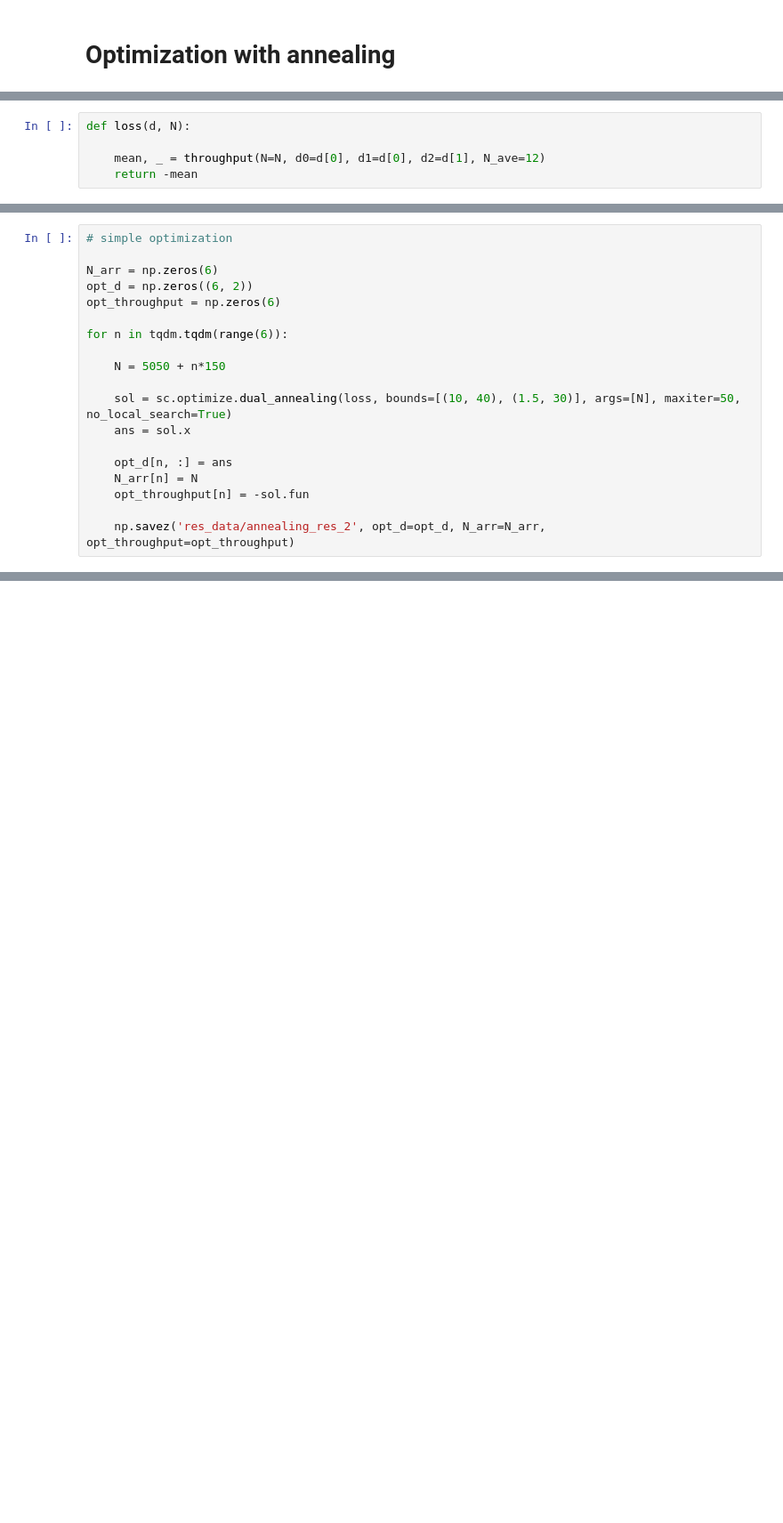
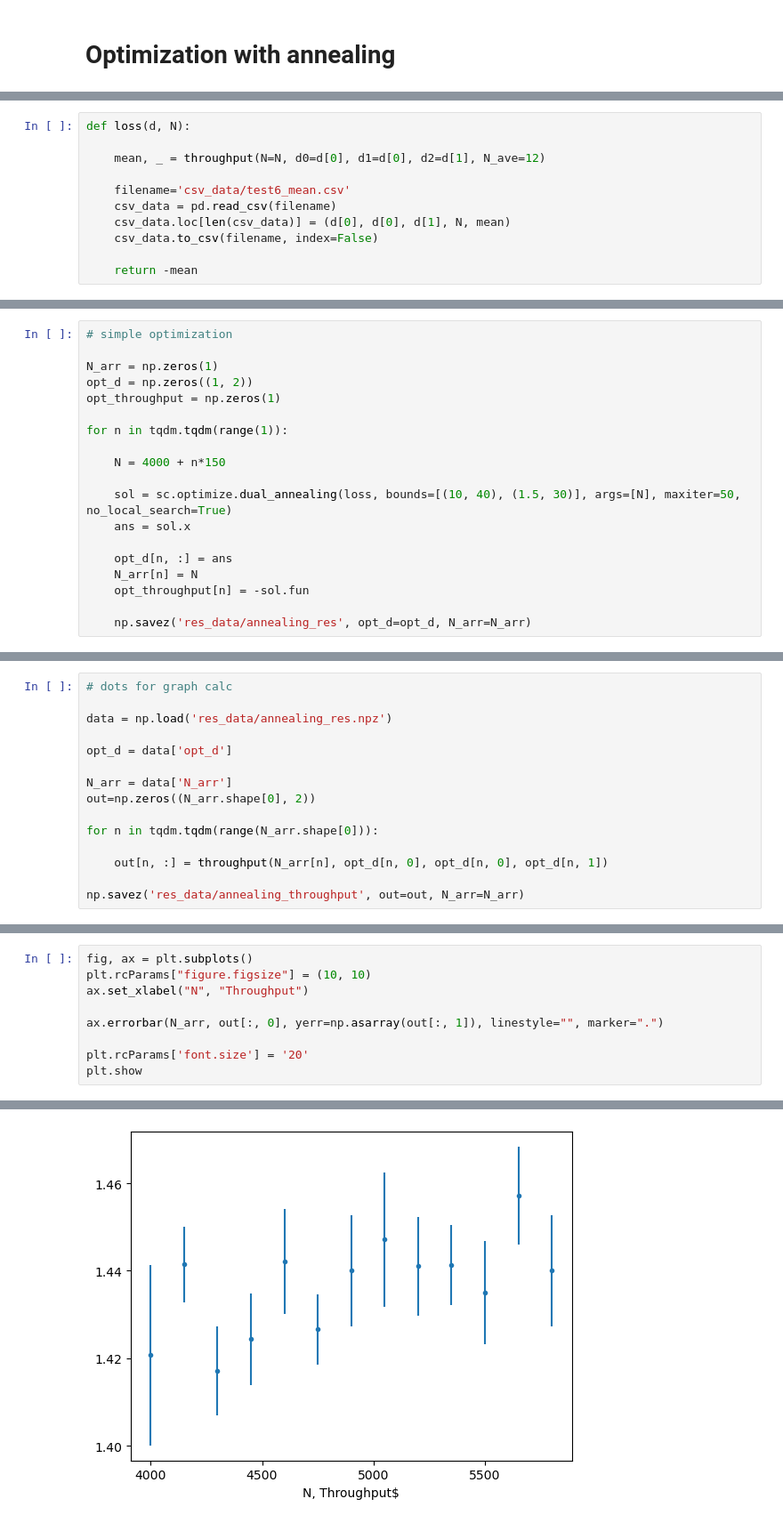
Before and after one commit to KugutAndrei/Hakashinka, a Jupyter notebook: presentation.ipynb, the cells around one changed output, grey strips where cells are left out. Shown: that part at 89% size. Saved outputs shown, nothing was run; the diff lists cells and outputs as text; blank space fills up the shorter version.

```diff
--- a/presentation.ipynb
+++ b/presentation.ipynb
@@ -58,5 +95,11 @@ time: 408 µs (started: 2024-04-25 19:03:48 +03:00)
 def loss(d, N):
 
     mean, _ = throughput(N=N, d0=d[0], d1=d[0], d2=d[1], N_ave=12)
+
+    filename='csv_data/test6_mean.csv'
+    csv_data = pd.read_csv(filename)
+    csv_data.loc[len(csv_data)] = (d[0], d[0], d[1], N, mean)
+    csv_data.to_csv(filename, index=False)
+
     return -mean
 # %% [output]
@@ -64,13 +107,13 @@ time: 834 µs (started: 2024-04-25 19:11:23 +03:00)
 # %%
 # simple optimization
 
-N_arr = np.zeros(6)
-opt_d = np.zeros((6, 2))
-opt_throughput = np.zeros(6)
+N_arr = np.zeros(1)
+opt_d = np.zeros((1, 2))
+opt_throughput = np.zeros(1)
 
-for n in tqdm.tqdm(range(6)):
+for n in tqdm.tqdm(range(1)):
 
-    N = 5050 + n*150
+    N = 4000 + n*150
 
     sol = sc.optimize.dual_annealing(loss, bounds=[(10, 40), (1.5, 30)], args=[N], maxiter=50, no_local_search=True)
     ans = sol.x
@@ -79,5 +122,5 @@ for n in tqdm.tqdm(range(6)):
     N_arr[n] = N
     opt_throughput[n] = -sol.fun
 
-    np.savez('res_data/annealing_res_2', opt_d=opt_d, N_arr=N_arr, opt_throughput=opt_throughput)
+    np.savez('res_data/annealing_res', opt_d=opt_d, N_arr=N_arr)
 # %% [output]
@@ -111,0 +128,15 @@ time: 979 ms (started: 2024-04-24 19:57:14 +03:00)
+# %%
+# dots for graph calc
+
+data = np.load('res_data/annealing_res.npz')
+
+opt_d = data['opt_d']
+
+N_arr = data['N_arr']
+out=np.zeros((N_arr.shape[0], 2))
+
+for n in tqdm.tqdm(range(N_arr.shape[0])):
+
+    out[n, :] = throughput(N_arr[n], opt_d[n, 0], opt_d[n, 0], opt_d[n, 1])
+
+np.savez('res_data/annealing_throughput', out=out, N_arr=N_arr)
@@ -111,0 +145,10 @@ time: 979 ms (started: 2024-04-24 19:57:14 +03:00)
+# %%
+fig, ax = plt.subplots()
+plt.rcParams["figure.figsize"] = (10, 10)
+ax.set_xlabel("N", "Throughput")
+
+ax.errorbar(N_arr, out[:, 0], yerr=np.asarray(out[:, 1]), linestyle="", marker=".")
+
+plt.rcParams['font.size'] = '20'
+plt.show
+# %% [output]
@@ -111,0 +156 @@ time: 979 ms (started: 2024-04-24 19:57:14 +03:00)
+[figure, added]
```
Also changed, not shown: parts of 30 cells of this notebook.
